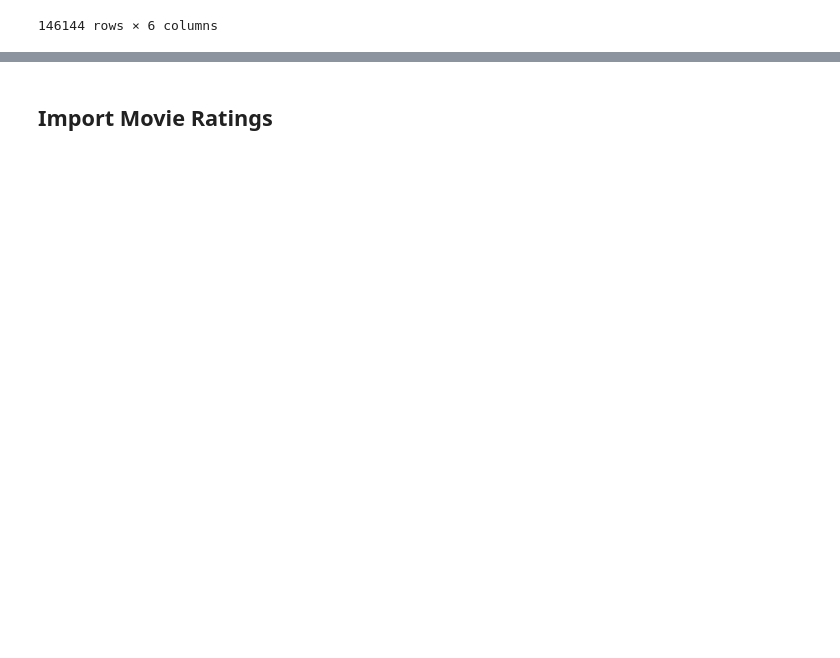
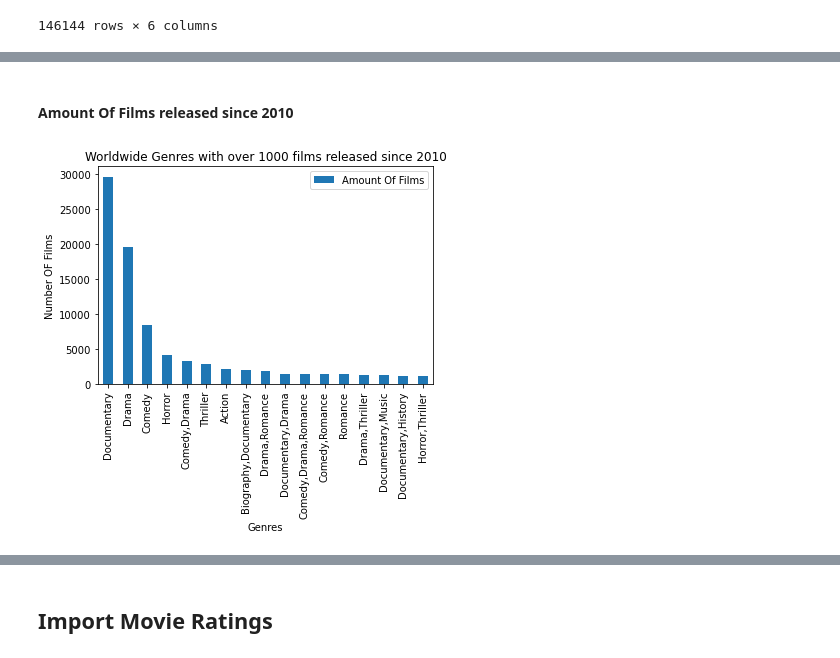
Before and after one commit to mrodberg/Pod1Capstone, a Jupyter notebook: Cam_Work.ipynb, the cells around one changed output, grey strips where cells are left out. Cells and saved outputs as stored; diff of their text form; code cells hidden in the pictures; blank space fills up the shorter version.

```diff
--- a/Cam_Work.ipynb
+++ b/Cam_Work.ipynb
@@ -168,0 +250,21 @@ LIMIT 20;
+# %%
+### FIND AVERAGE RUNTIME OF MOVIES with over 1000 films
+
+conn = sqlite3.connect("zippedData/im.db")
+
+df_genresof1k = pd.read_sql("""
+SELECT AVG(runtime_minutes) AS "Run Time", GENRES AS "Genres", count(GENRES) AS "Amount Of Films"
+
+FROM movie_basics
+WHERE start_year > 2010
+GROUP BY genres
+ORDER BY count(GENRES) DESC
+
+LIMIT 17
+
+""",conn)
+
+df_genresof1k
+
+###  There only seem to be 17 GENRES that have more than 1000 films so lets limit our search to just focusing there.
+### Films from the past 10 years that have more than 1000 films
@@ -168,0 +481,11 @@ LIMIT 20;
+# %% [markdown]
+<h4> Amount Of Films released since 2010
+# %%
+df_genresof1k.plot(kind = "bar", x = "Genres", y ="Amount Of Films")
+
+plt.title("Worldwide Genres with over 1000 films released since 2010")
+plt.xlabel("Genres")
+plt.ylabel("Number OF Films")
+plt.show()
+# %% [output]
+[figure, added]
```
Also changed, not shown: parts of 37 cells of this notebook.
